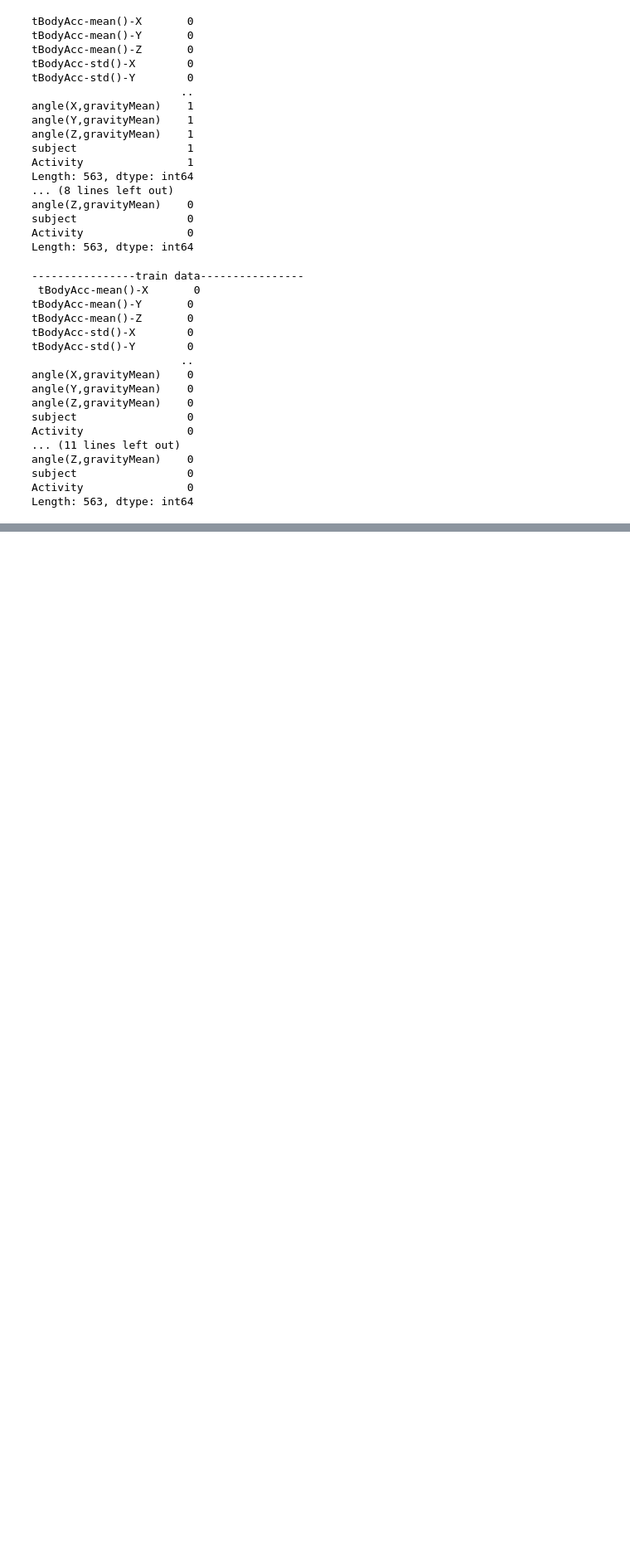
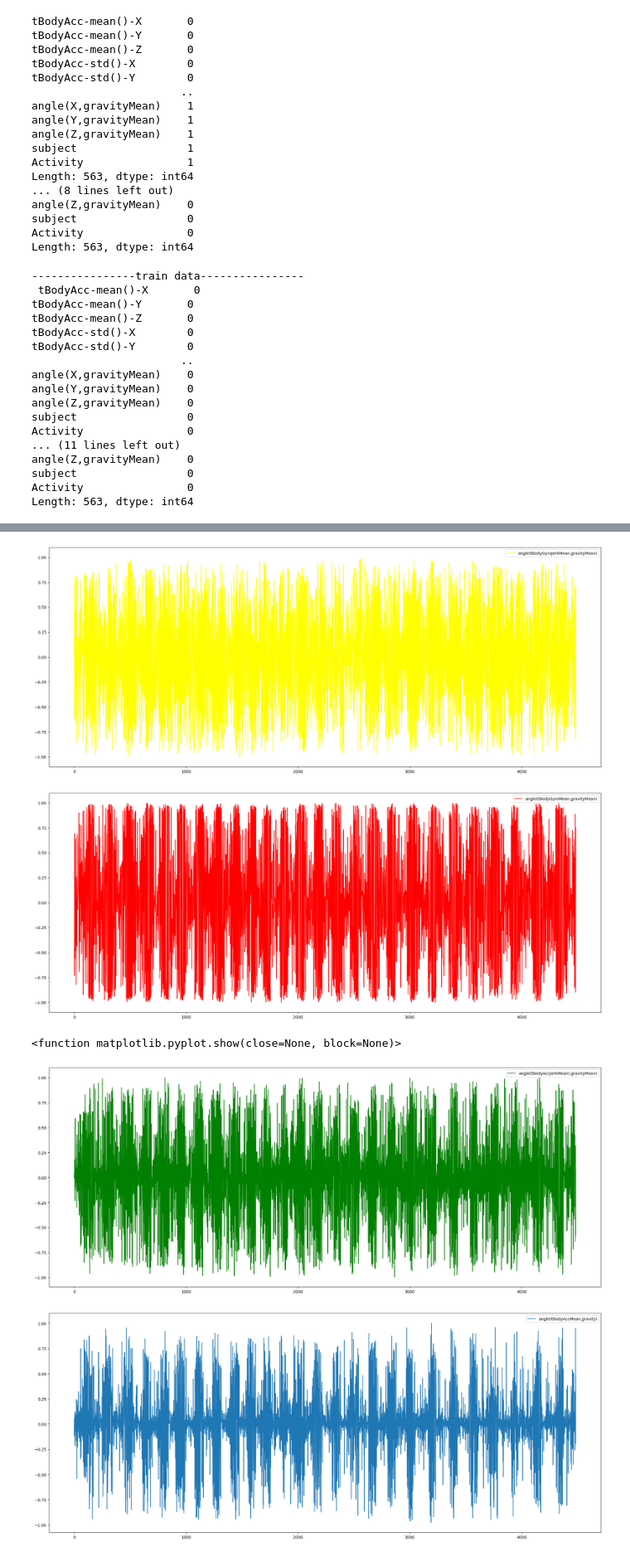
Before and after one commit to johnymeng/imed, a Jupyter notebook: Fall Dectection/smartphone_postural_15.ipynb, the cells around one changed output, grey strips where cells are left out. Shown at 83% size. Cells and saved outputs as stored; diff of their text form; code cells hidden in the pictures; blank space fills up the shorter version.

```diff
--- a/Fall Dectection/smartphone_postural_15.ipynb
+++ b/Fall Dectection/smartphone_postural_15.ipynb
@@ -203,0 +239,26 @@ Length: 563, dtype: int64
+# %%
+plt.figure(figsize=(25,10))
+plt.plot(train_df['angle(tBodyGyroJerkMean,gravityMean)'], color='yellow', label='angle(tBodyGyroJerkMean,gravityMean)')
+plt.legend()
+plt.show()
+
+plt.figure(figsize=(25,10))
+plt.plot(train_df['angle(tBodyGyroMean,gravityMean)'], color='red', label='angle(tBodyGyroMean,gravityMean)')
+plt.legend()
+plt.show()
+
+plt.figure(figsize=(25,10))
+plt.plot(train_df['angle(tBodyAccJerkMean),gravityMean)'], color='green', label='angle(tBodyAccJerkMean),gravityMean)')
+plt.legend()
+plt.show
+
+plt.figure(figsize=(25,10))
+plt.plot(train_df['angle(tBodyAccMean,gravity)'], label='angle(tBodyAccMean,gravity)')
+plt.legend()
+plt.show
+# %% [output]
+[figure, added]
+[figure, added]
+<function matplotlib.pyplot.show(close=None, block=None)>
+[figure, added]
+[figure, added]
```
Also changed, not shown: parts of 3 cells of this notebook.
